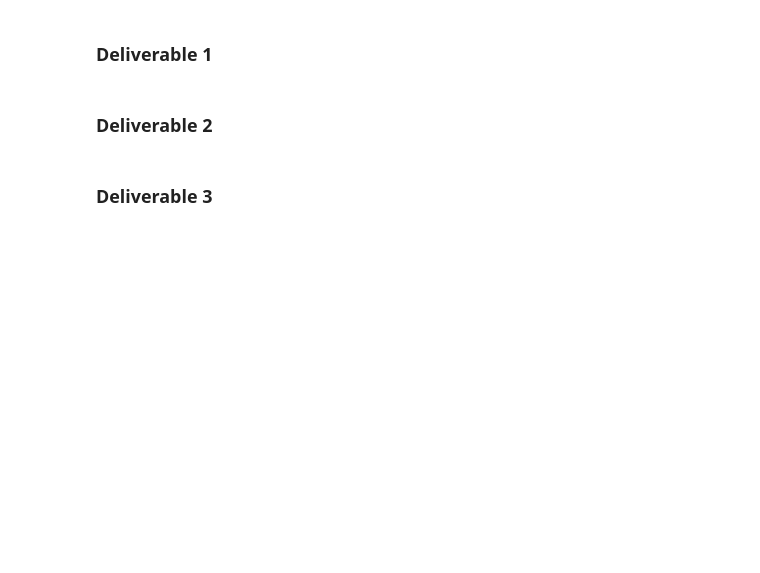
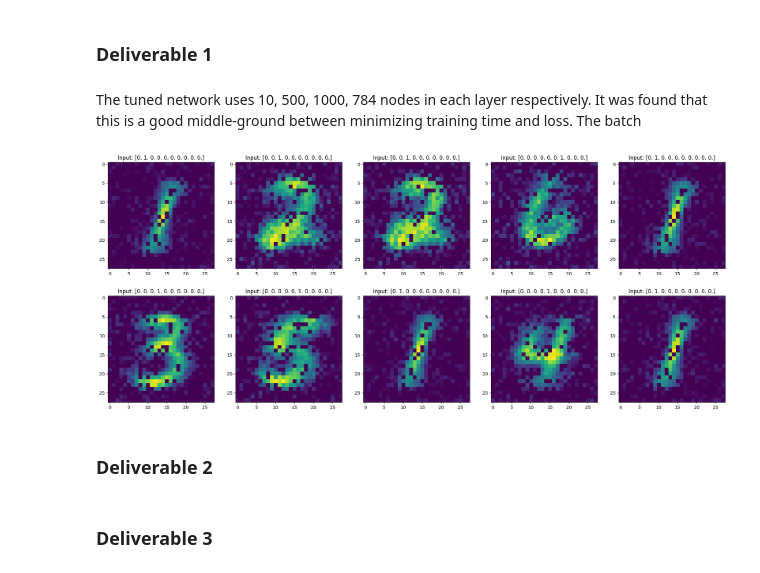
Before and after one commit to BenVigos/Machine-Learning, a Jupyter notebook: Assignment 5/neural_network_part2_student25.ipynb, the cells around one changed output. Cells and saved outputs as stored; diff of their text form; code cells hidden in the pictures; blank space fills up the shorter version.

```diff
--- a/Assignment 5/neural_network_part2_student25.ipynb
+++ b/Assignment 5/neural_network_part2_student25.ipynb
@@ -139,7 +139,7 @@ def relu(z):
 
     """
 
-    return np.max(z)
+    return np.maximum(z, 0)
 
 
 def relu_diff(z):
@@ -411,2 +502,23 @@ _Or in case of the fashion set:_
 # %%
 # Train the decoder
+learning_rate = 1e-1
+no_epochs = 20
+batch_size = 128
+
+# number of nodes in each layer
+layers_dec = [10, 500, 1000, 784]
+
+W_dec, b_dec = initialize_weights_biases(layers_dec)
+
+y_train_dec = X_train
+
+y_valid_dec = X_valid
+
+X_train_dec, _ = forward_pass(W, b, X_train)
+X_train_dec = X_train_dec[-1]
+
+X_valid_dec, _ = forward_pass(W, b, X_valid)
+X_valid_dec = X_valid_dec[-1]
+
+W_dec, b_dec, train_losses, valid_losses = train_decoder(W_dec, b_dec, X_train_dec, X_valid_dec, y_train_dec,
+                                                         y_valid_dec)
@@ -415,7 +543,27 @@ _Or in case of the fashion set:_
 # %% [markdown]
 ### Deliverable 1
+# %% [markdown]
+The tuned network uses 10, 500, 1000, 784 nodes in each layer respectively. It was found that this is a good middle-ground between minimizing training time and loss. The batch
 # %%
 # Prove that your network does what it should do and present your deliverable convincingly!
+rand = np.random.randint(low=0, high=70000, size=(10))
+labels = y_hot[:, rand]
+
+labels_noised = labels + np.random.normal(0, 0.05, size=(10, 10))  #add noise to the images
+
+als, _ = forward_pass_dec(W_dec, b_dec, labels_noised)
+
+images = als[-1]
+
+fig, axs = plt.subplots(2, 5, figsize=(25, 10))
+
+for i in range(2):
+    for j in range(5):
+        lin_idx = (j + 1) + i * 5 - 1
+        axs[i, j].imshow(images[:, lin_idx].reshape(28, 28))
+        axs[i, j].set_title(f"Input: {labels[:, lin_idx]}")
+# %% [output]
+[figure, added]
 # %% [markdown]
 ### Deliverable 2
 # %%
```
Also changed, not shown: parts of 14 cells of this notebook.
